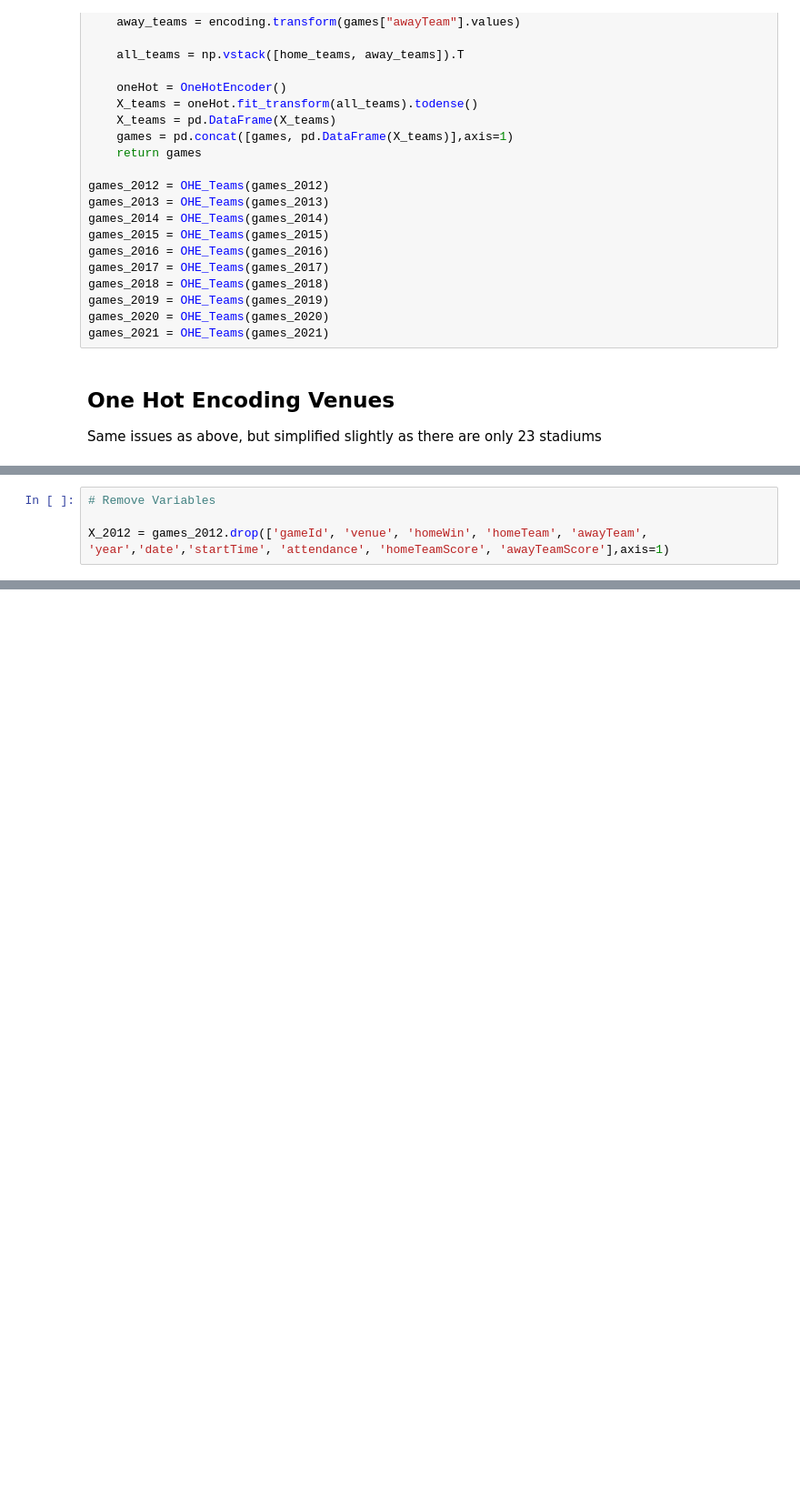
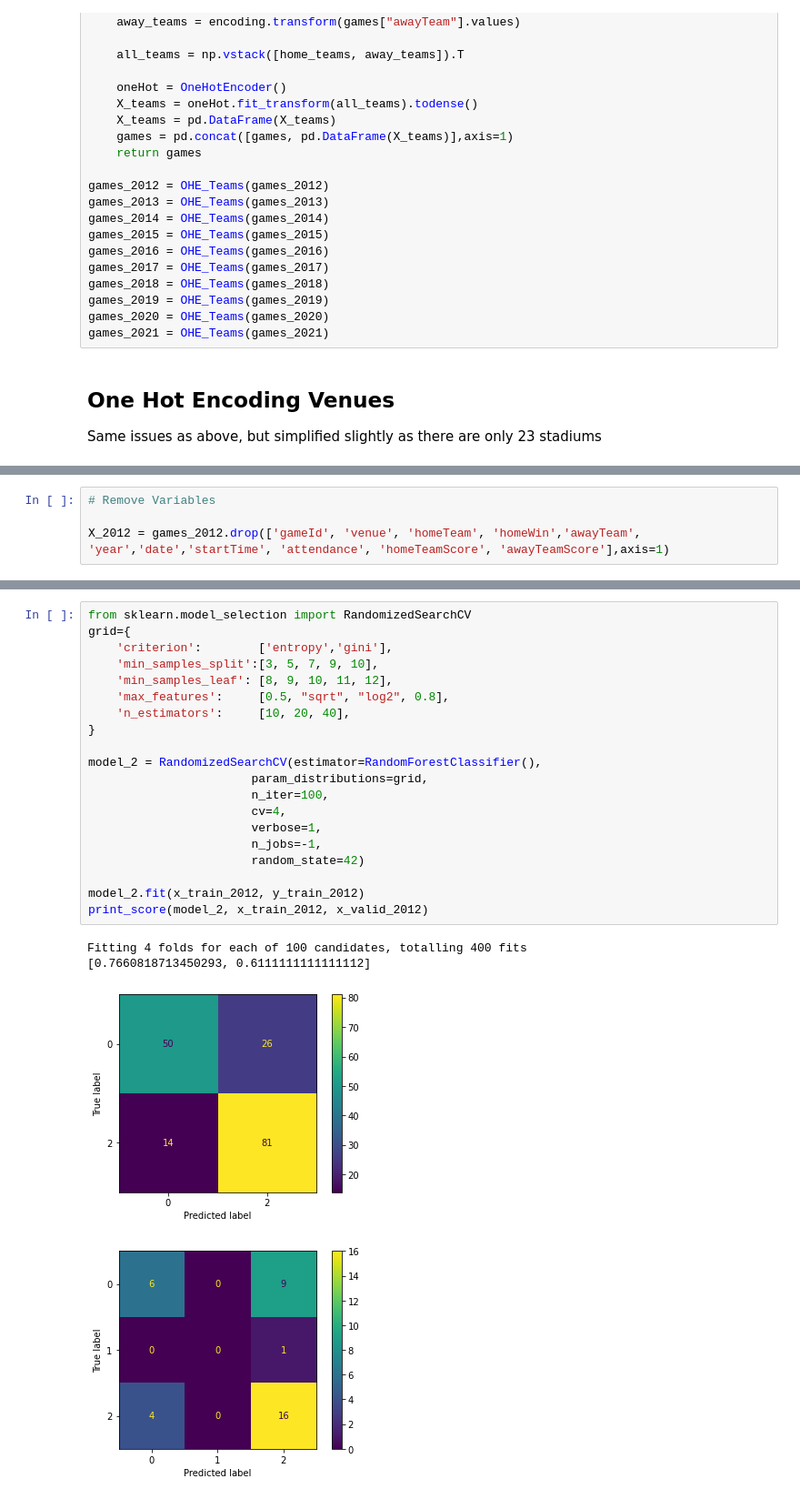
Before and after one commit to TomGallagher98/Thomas_Gallagher_Thesis, a Jupyter notebook: Data/AFL_Stats/FeatureEngineering.ipynb, the cells around one changed output, grey strips where cells are left out. Shown: that part at 91% size. Drawn from its saved outputs; the diff is of its cells as text; blank space fills up the shorter version.

```diff
--- a/Data/AFL_Stats/FeatureEngineering.ipynb
+++ b/Data/AFL_Stats/FeatureEngineering.ipynb
@@ -183,5 +171,5 @@ games_2021 = OHE_Venues(games_2021)
 # %%
 # Remove Variables
 
-X_2012 = games_2012.drop(['gameId', 'venue', 'homeWin', 'homeTeam', 'awayTeam',
+X_2012 = games_2012.drop(['gameId', 'venue', 'homeTeam', 'homeWin','awayTeam',
 'year','date','startTime', 'attendance', 'homeTeamScore', 'awayTeamScore'],axis=1)
@@ -189,0 +247,25 @@ TypeError: drop() takes from 1 to 8 positional arguments but 12 were given
+# %%
+from sklearn.model_selection import RandomizedSearchCV
+grid={
+    'criterion':        ['entropy','gini'],
+    'min_samples_split':[3, 5, 7, 9, 10],
+    'min_samples_leaf': [8, 9, 10, 11, 12],
+    'max_features':     [0.5, "sqrt", "log2", 0.8],
+    'n_estimators':     [10, 20, 40],
+}
+
+model_2 = RandomizedSearchCV(estimator=RandomForestClassifier(),
+                       param_distributions=grid,
+                       n_iter=100,
+                       cv=4,
+                       verbose=1,
+                       n_jobs=-1,
+                       random_state=42)
+
+model_2.fit(x_train_2012, y_train_2012)
+print_score(model_2, x_train_2012, x_valid_2012)
+# %% [output]
+Fitting 4 folds for each of 100 candidates, totalling 400 fits
+[0.7660818713450293, 0.6111111111111112]
+[figure, added]
+[figure, added]
```
Also changed, not shown: parts of 26 cells of this notebook, 1 other file.
